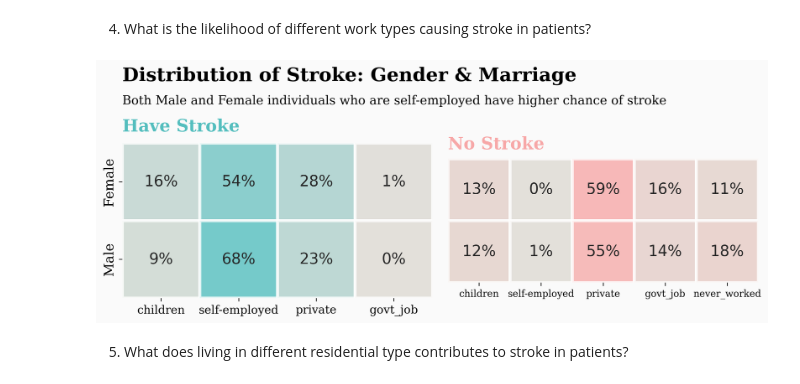
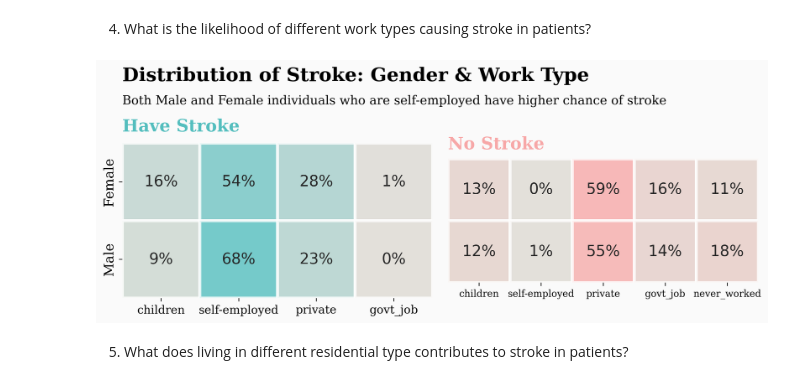
Before and after one commit to yuunam97/stroke-analysis, a Jupyter notebook: Stroke_Analysis_EDA.ipynb, the cells around one changed output. Saved outputs shown, nothing was run; the diff lists cells and outputs as text; code cells hidden in the pictures.

```diff
--- a/Stroke_Analysis_EDA.ipynb
+++ b/Stroke_Analysis_EDA.ipynb
@@ -1052,7 +1052,7 @@ for s in ["top","right","left"]:
 
 ## Main Heading
 ax0.text(0, -0.8,
-         'Distribution of Stroke: Gender & Marriage',
+         'Distribution of Stroke: Gender & Work Type',
          fontsize=20,
          fontweight='bold',
          fontfamily='serif',
@@ -1078,34 +1078,34 @@ ax1.text(0, -0.15,
          'No Stroke',
          fontsize=18,
          fontweight='bold',
          fontfamily='serif',
          color = '#f7a8a8'
         )
 ax1.text(0, -0.15,
          '',
          fontsize=13,
          fontweight='light',
          fontfamily='serif',
         )
 
 ax0.set_xticklabels(['children', 'self-employed', 'private', 'govt_job'],
                     fontsize = 12,
                     fontfamily='serif',
                     color = 'black')
 ax1.set_xticklabels(['children', 'self-employed', 'private', 'govt_job', 'never_worked'],
                     fontsize = 10,
                     fontfamily='serif',
                     color = 'black')
 
 ax0.axes.set_yticklabels(['Female', 'Male'],
                          fontsize = 14,
                          fontfamily='serif',
                          color = 'black',
                          rotation= 90)
 
 plt.show()
 # %% [output]
-[figure, old version]
+[figure, new version]
 # %% [markdown]
 5. What does living in different residential type contributes to stroke in patients?
 # %%
```
Also changed, not shown: 19 other files.
